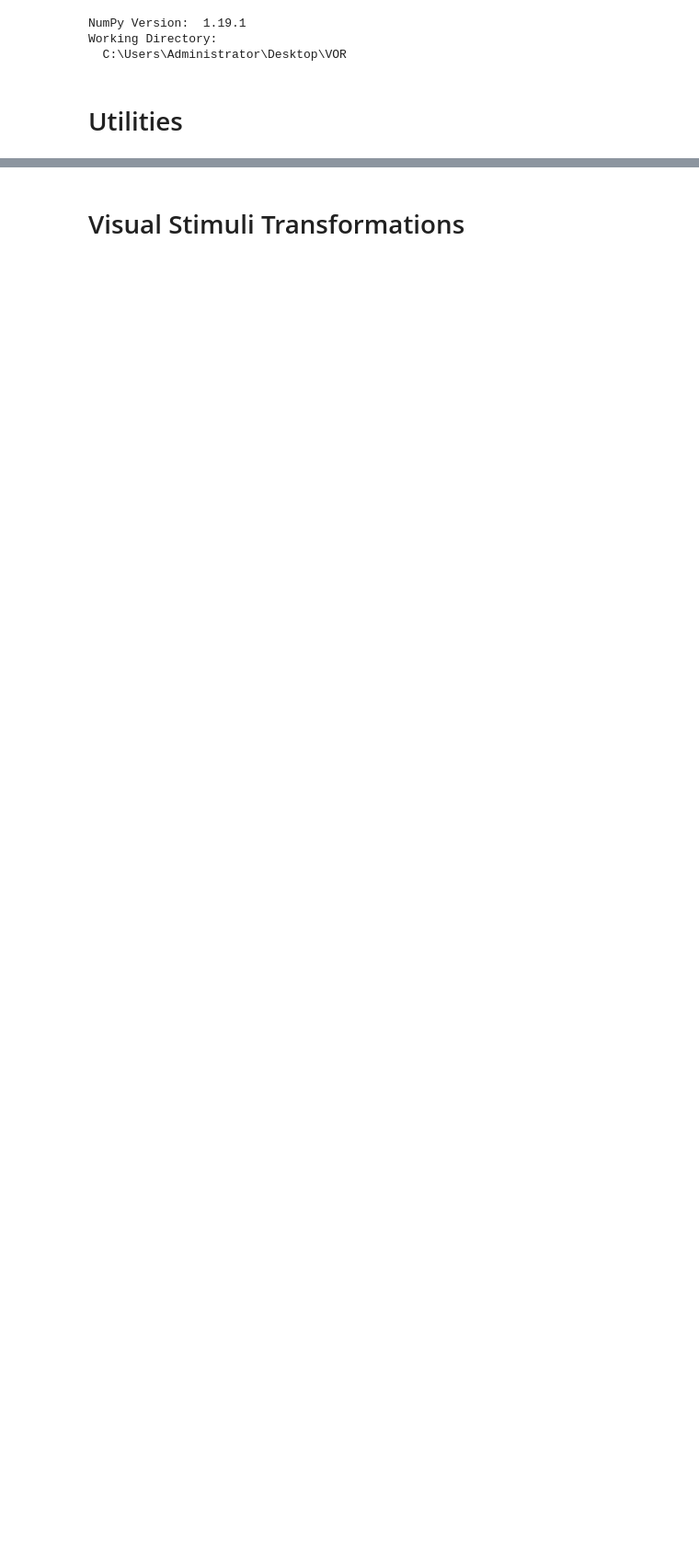
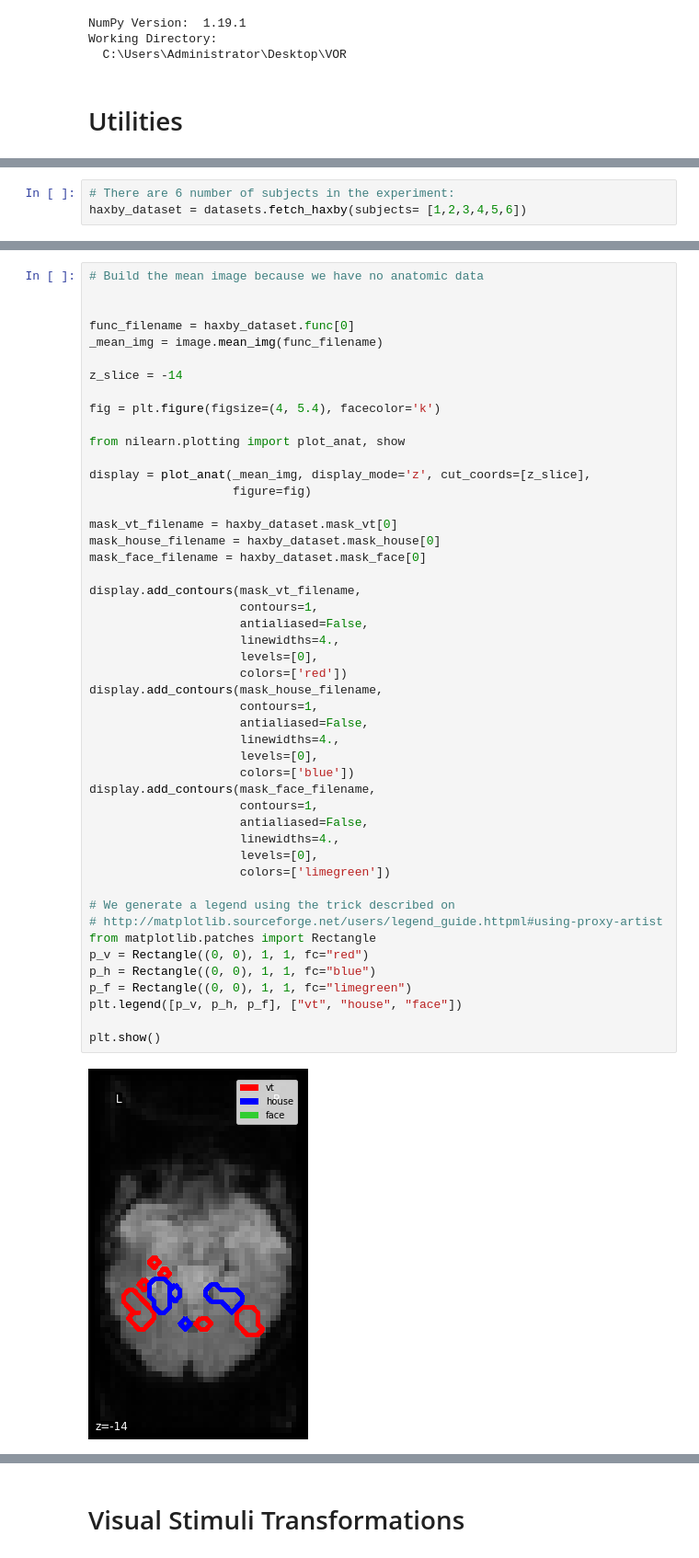
Before and after one commit to cankocagil/Cognitive-Computational-Modelling-for-Spatio-Temporal-fMRI-in-Ventral-Temporal-Cortex, a Jupyter notebook: CompNeuro_2021-2022_Final_Project.ipynb, the cells around one changed output, grey strips where cells are left out. Shown at 92% size. Cells and saved outputs as stored; diff of their text form; blank space fills up the shorter version.

```diff
--- a/CompNeuro_2021-2022_Final_Project.ipynb
+++ b/CompNeuro_2021-2022_Final_Project.ipynb
@@ -373,0 +292,3 @@ UsageError: %%time is a cell magic, but the cell body is empty. Did you mean the
+# %%
+# There are 6 number of subjects in the experiment:
+haxby_dataset = datasets.fetch_haxby(subjects= [1,2,3,4,5,6])
@@ -373,0 +455,50 @@ UsageError: %%time is a cell magic, but the cell body is empty. Did you mean the
+# %%
+# Build the mean image because we have no anatomic data
+
+
+func_filename = haxby_dataset.func[0]
+_mean_img = image.mean_img(func_filename)
+
+z_slice = -14
+
+fig = plt.figure(figsize=(4, 5.4), facecolor='k')
+
+from nilearn.plotting import plot_anat, show
+
+display = plot_anat(_mean_img, display_mode='z', cut_coords=[z_slice],
+                    figure=fig)
+
+mask_vt_filename = haxby_dataset.mask_vt[0]
+mask_house_filename = haxby_dataset.mask_house[0]
+mask_face_filename = haxby_dataset.mask_face[0]
+
+display.add_contours(mask_vt_filename,
+                     contours=1,
+                     antialiased=False,
+                     linewidths=4.,
+                     levels=[0],
+                     colors=['red'])
+display.add_contours(mask_house_filename,
+                     contours=1,
+                     antialiased=False,
+                     linewidths=4.,
+                     levels=[0],
+                     colors=['blue'])
+display.add_contours(mask_face_filename,
+                     contours=1,
+                     antialiased=False,
+                     linewidths=4.,
+                     levels=[0],
+                     colors=['limegreen'])
+
+# We generate a legend using the trick described on
+# http://matplotlib.sourceforge.net/users/legend_guide.httpml#using-proxy-artist
+from matplotlib.patches import Rectangle
+p_v = Rectangle((0, 0), 1, 1, fc="red")
+p_h = Rectangle((0, 0), 1, 1, fc="blue")
+p_f = Rectangle((0, 0), 1, 1, fc="limegreen")
+plt.legend([p_v, p_h, p_f], ["vt", "house", "face"])
+
+plt.show()
+# %% [output]
+[figure, added]
```
Also changed, not shown: parts of 88 cells of this notebook, 15 other files.
